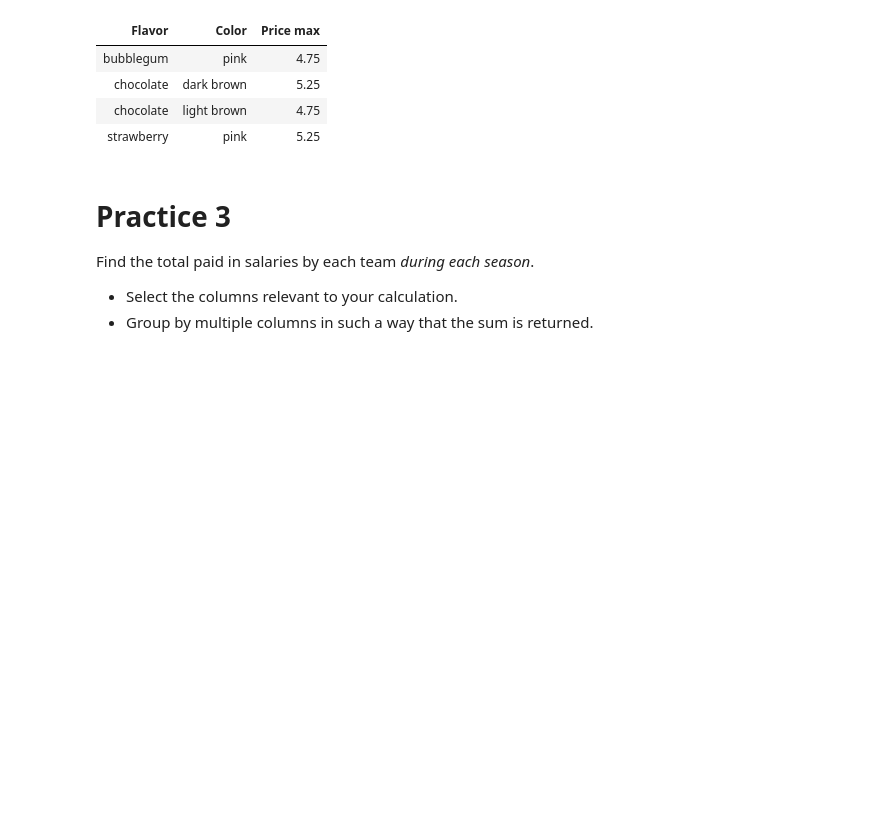
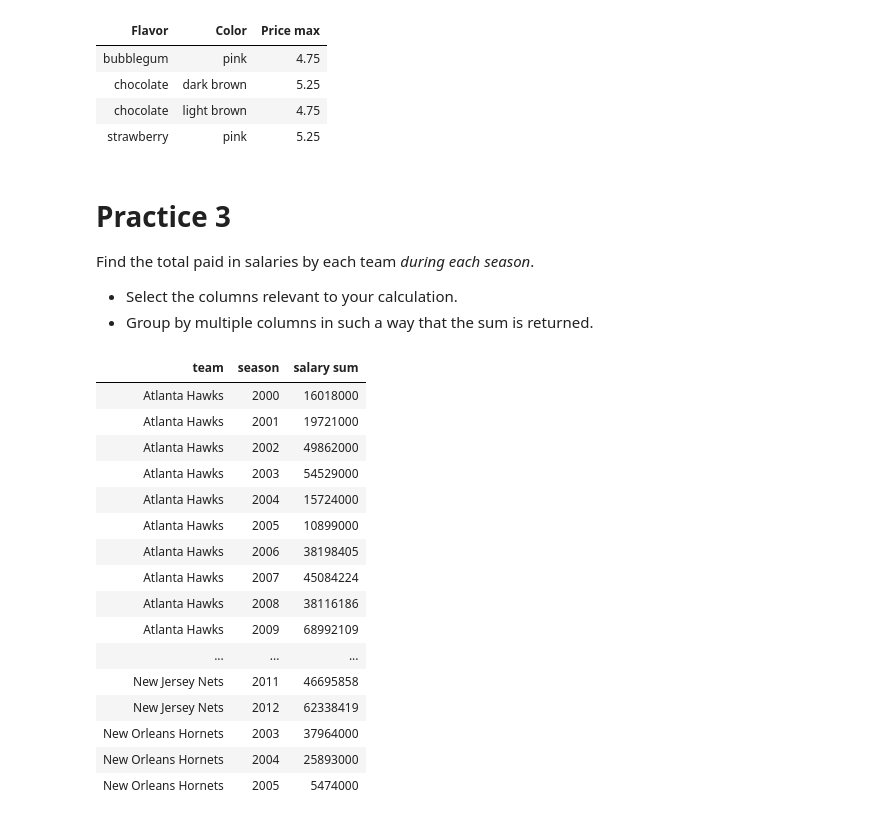
Before and after one commit to Lhoffar/26-intro-solo, a Jupyter notebook: Demo 09/classifying.ipynb, the cells around one changed output. Drawn from its saved outputs; the diff is of its cells as text; code cells hidden in the pictures; blank space fills up the shorter version.

```diff
--- a/Demo 09/classifying.ipynb
+++ b/Demo 09/classifying.ipynb
@@ -134,3 +148,24 @@ Find the total paid in salaries by each team *during each season*.
 
 - Select the columns relevant to your calculation.
 - Group by multiple columns in such a way that the sum is returned.
+# %%
+nba_tot_paid = nba.select('team', 'salary', 'season')
+nba_tot_paid.group(['team', 'season'], sum).show()
+# %% [output]
+| team | season | salary sum |
+| Atlanta Hawks | 2000 | 16018000 |
+| Atlanta Hawks | 2001 | 19721000 |
+| Atlanta Hawks | 2002 | 49862000 |
+| Atlanta Hawks | 2003 | 54529000 |
+| Atlanta Hawks | 2004 | 15724000 |
+| Atlanta Hawks | 2005 | 10899000 |
+| Atlanta Hawks | 2006 | 38198405 |
+| Atlanta Hawks | 2007 | 45084224 |
+| Atlanta Hawks | 2008 | 38116186 |
+| Atlanta Hawks | 2009 | 68992109 |
+| ... | ... | ... |
+| New Jersey Nets | 2011 | 46695858 |
+| New Jersey Nets | 2012 | 62338419 |
+| New Orleans Hornets | 2003 | 37964000 |
+| New Orleans Hornets | 2004 | 25893000 |
+| New Orleans Hornets | 2005 | 5474000 |
```
Also changed, not shown: parts of 1 cell of this notebook, 5 other files.
